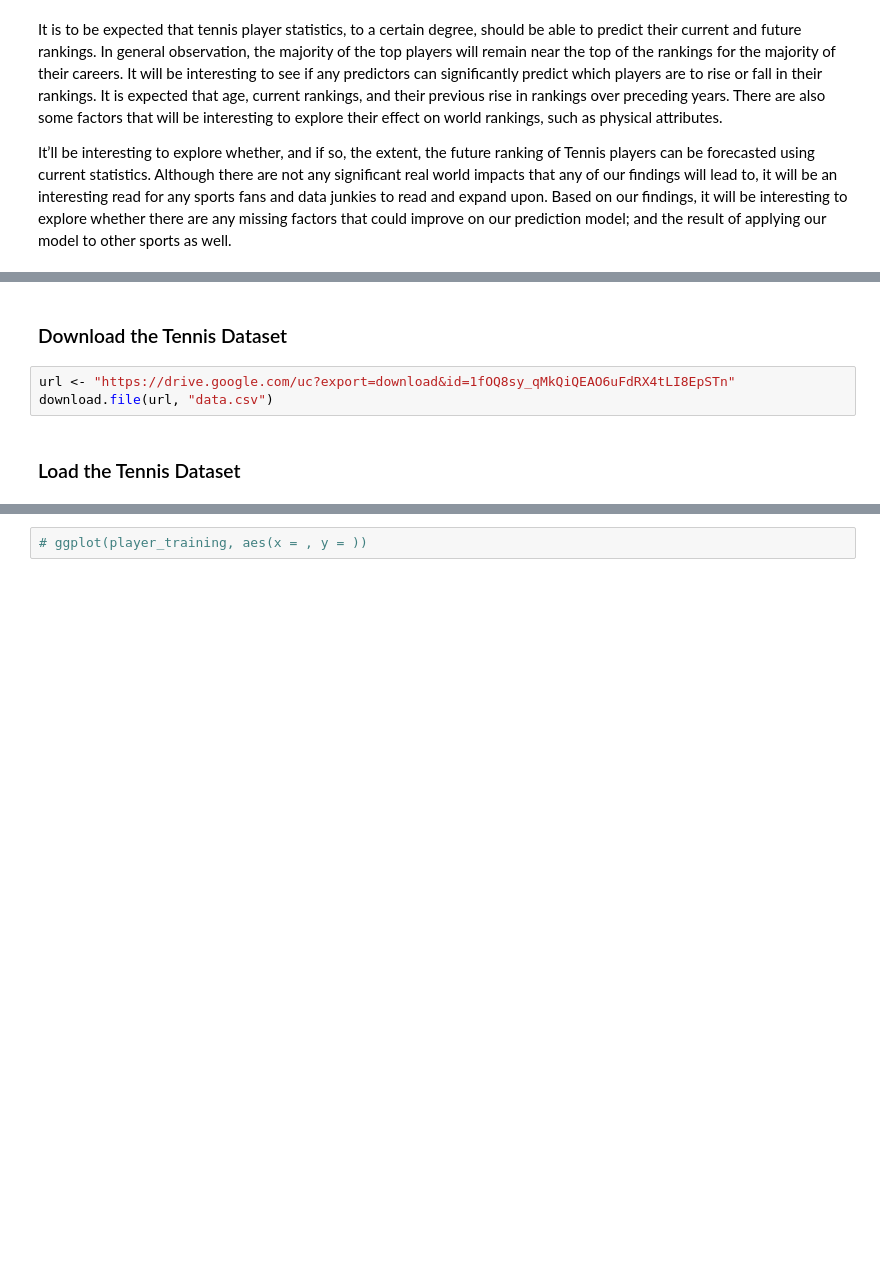
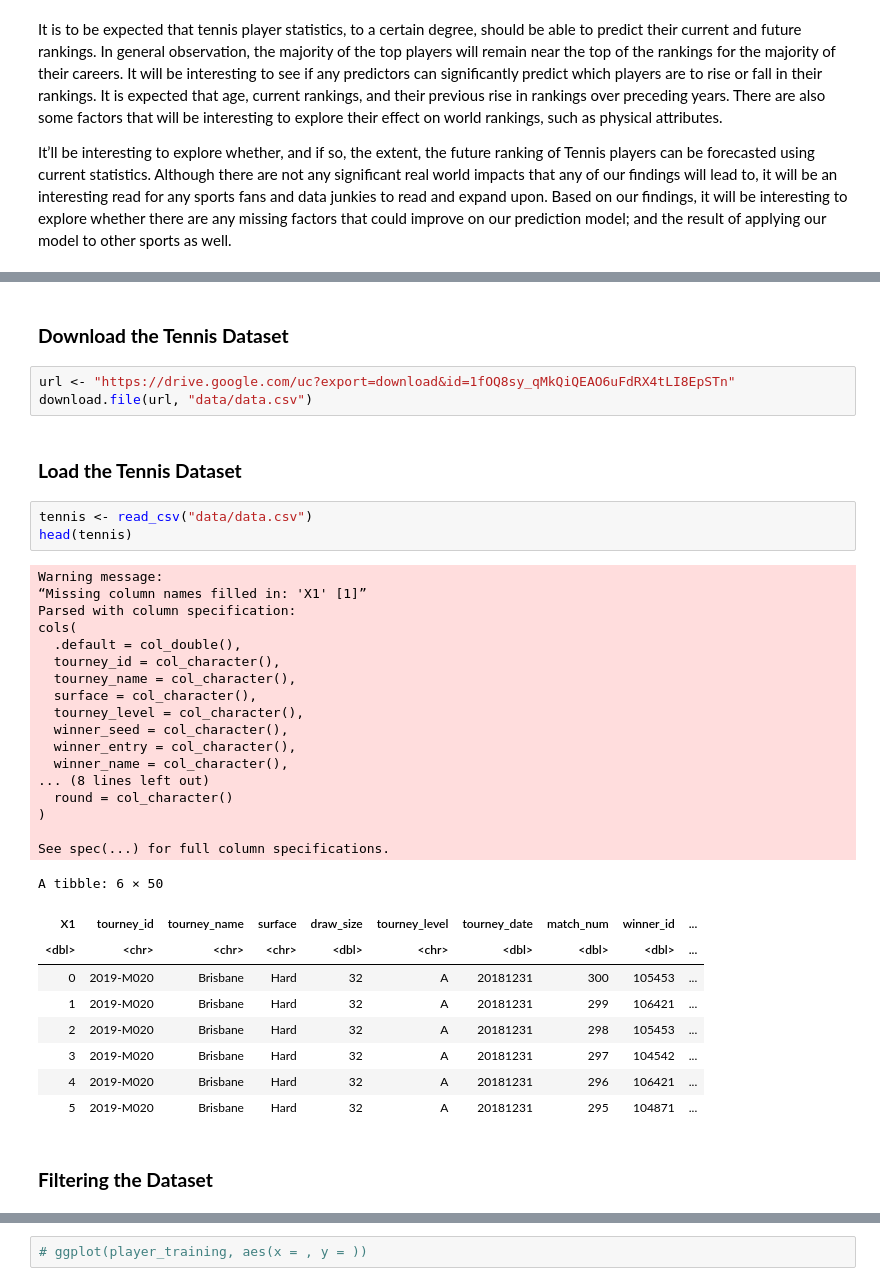
Before and after one commit to jo-adithya/dsci_project, a Jupyter notebook: proposal.ipynb, the cells around one changed output, grey strips where cells are left out. Cells and saved outputs as stored; diff of their text form; blank space fills up the shorter version.

```diff
--- a/proposal.ipynb
+++ b/proposal.ipynb
@@ -19,8 +42,40 @@ options(repr.matrix.max.rows = 6)
 # %% [markdown]
-### Download the Tennis Dataset
+### **Download the Tennis Dataset**
 # %%
 url <- "https://drive.google.com/uc?export=download&id=1fOQ8sy_qMkQiQEAO6uFdRX4tLI8EpSTn"
-download.file(url, "data.csv")
+download.file(url, "data/data.csv")
 # %% [markdown]
-### Load the Tennis Dataset
+### **Load the Tennis Dataset**
+# %%
+tennis <- read_csv("data/data.csv")
+head(tennis)
+# %% [output]
+Warning message:
+“Missing column names filled in: 'X1' [1]”
+Parsed with column specification:
+cols(
+  .default = col_double(),
+  tourney_id = col_character(),
+  tourney_name = col_character(),
+  surface = col_character(),
+  tourney_level = col_character(),
+  winner_seed = col_character(),
+  winner_entry = col_character(),
+  winner_name = col_character(),
+... (8 lines left out)
+  round = col_character()
+)
+
+See spec(...) for full column specifications.
+A tibble: 6 × 50
+| X1 | tourney_id | tourney_name | surface | draw_size | tourney_level | tourney_date | match_num | winner_id | ... |
+| <dbl> | <chr> | <chr> | <chr> | <dbl> | <chr> | <dbl> | <dbl> | <dbl> | ... |
+| 0 | 2019-M020 | Brisbane | Hard | 32 | A | 20181231 | 300 | 105453 | ... |
+| 1 | 2019-M020 | Brisbane | Hard | 32 | A | 20181231 | 299 | 106421 | ... |
+| 2 | 2019-M020 | Brisbane | Hard | 32 | A | 20181231 | 298 | 105453 | ... |
+| 3 | 2019-M020 | Brisbane | Hard | 32 | A | 20181231 | 297 | 104542 | ... |
+| 4 | 2019-M020 | Brisbane | Hard | 32 | A | 20181231 | 296 | 106421 | ... |
+| 5 | 2019-M020 | Brisbane | Hard | 32 | A | 20181231 | 295 | 104871 | ... |
+# %% [markdown]
+### **Filtering the Dataset**
 # %%
```
Also changed, not shown: parts of 15 cells of this notebook.
